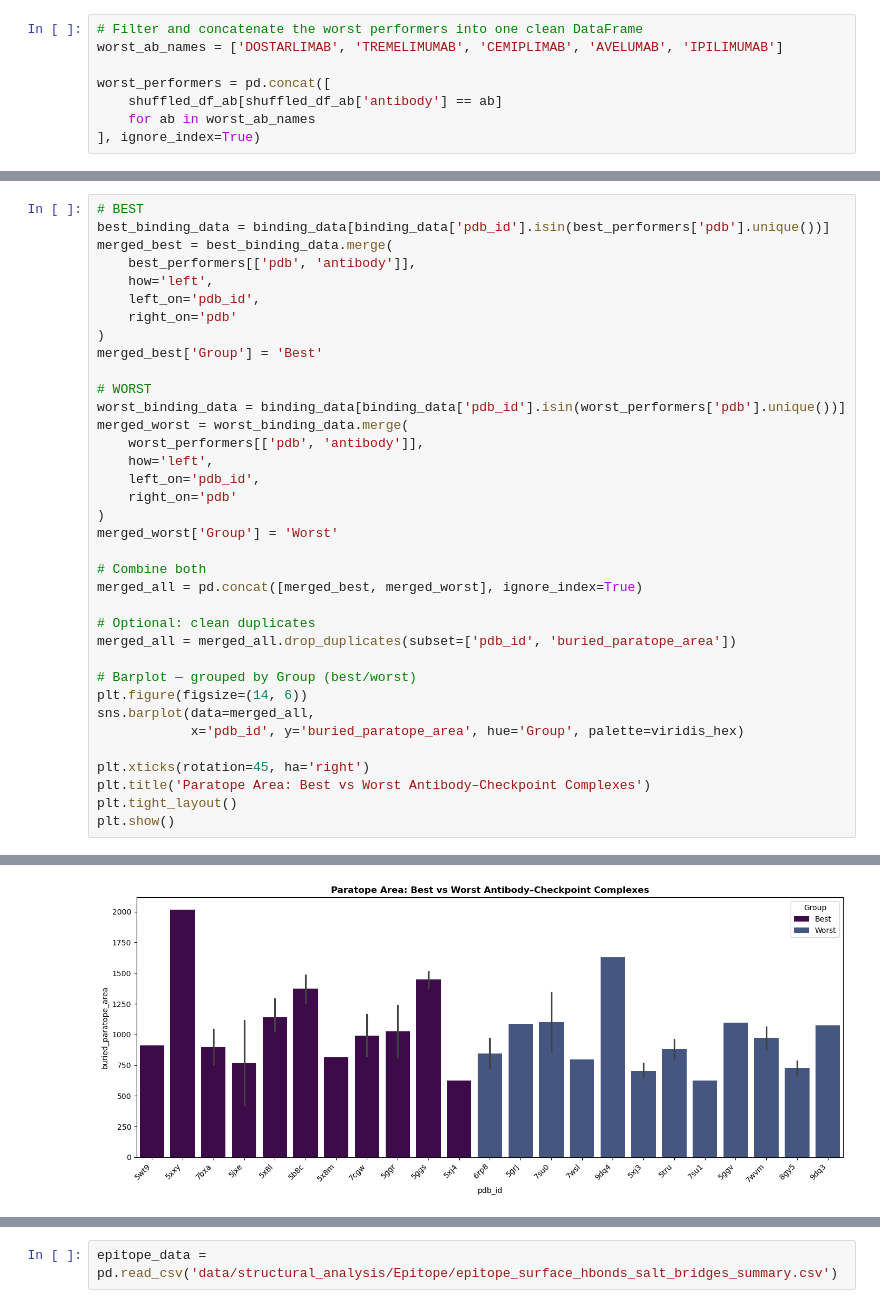
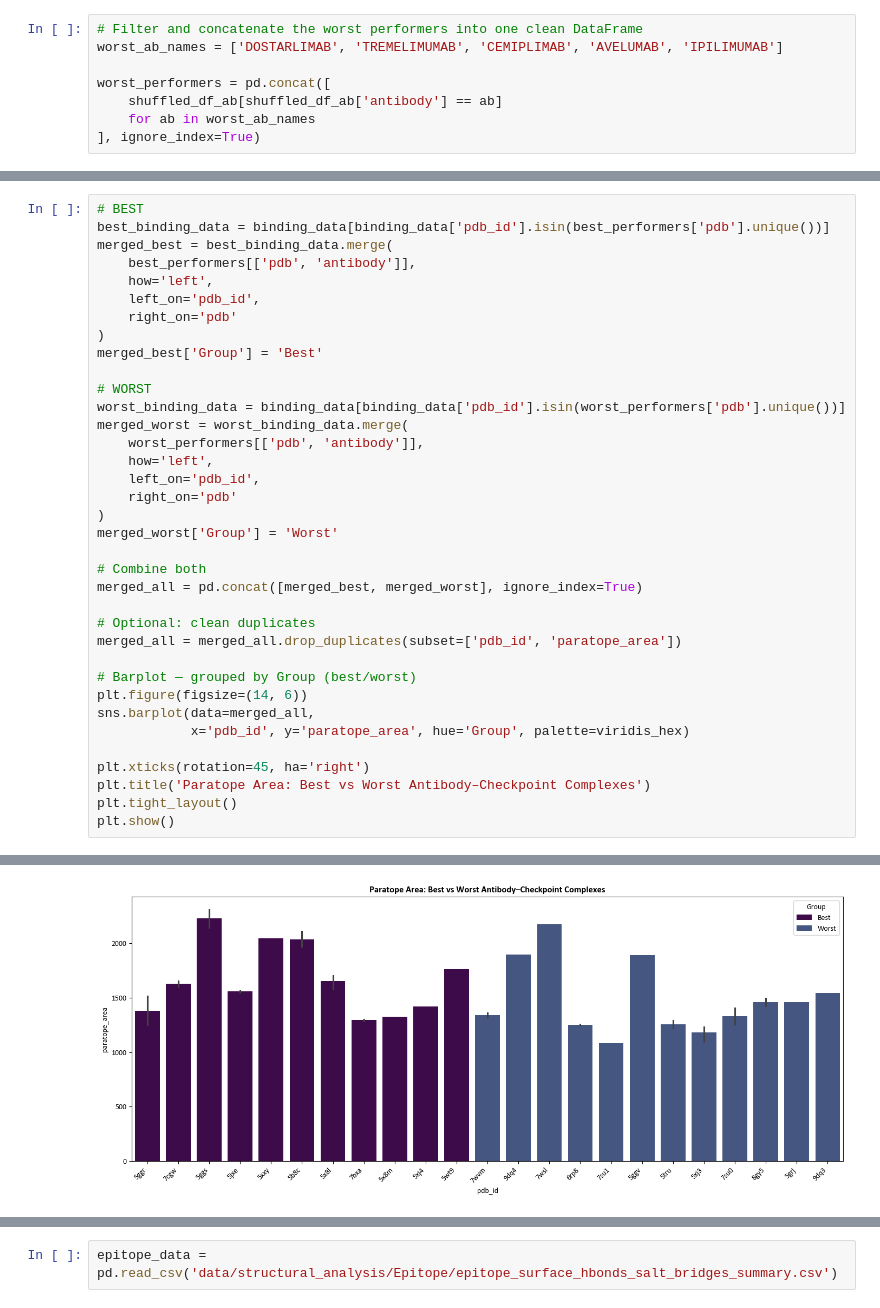
Before and after one commit to datascience-2025-group4/group04-team01, a Jupyter notebook: Clinical_data.ipynb, the cells around one changed output, grey strips where cells are left out. Saved outputs shown, nothing was run; the diff lists cells and outputs as text.

```diff
--- a/Clinical_data.ipynb
+++ b/Clinical_data.ipynb
@@ -326,12 +258,12 @@ merged_worst['Group'] = 'Worst'
 merged_all = pd.concat([merged_best, merged_worst], ignore_index=True)
 
 # Optional: clean duplicates
-merged_all = merged_all.drop_duplicates(subset=['pdb_id', 'buried_paratope_area'])
+merged_all = merged_all.drop_duplicates(subset=['pdb_id', 'paratope_area'])
 
 # Barplot — grouped by Group (best/worst)
 plt.figure(figsize=(14, 6))
 sns.barplot(data=merged_all,
-            x='pdb_id', y='buried_paratope_area', hue='Group', palette=viridis_hex)
+            x='pdb_id', y='paratope_area', hue='Group', palette=viridis_hex)
 
 plt.xticks(rotation=45, ha='right')
 plt.title('Paratope Area: Best vs Worst Antibody–Checkpoint Complexes')
@@ -358,3 +273,3 @@ findfont: Font family 'Calibri' not found.
-[figure, old version]
+[figure, new version]
 # %%
 # Optional: clean duplicates
```
Also changed, not shown: parts of 17 cells of this notebook, 2 other files.
